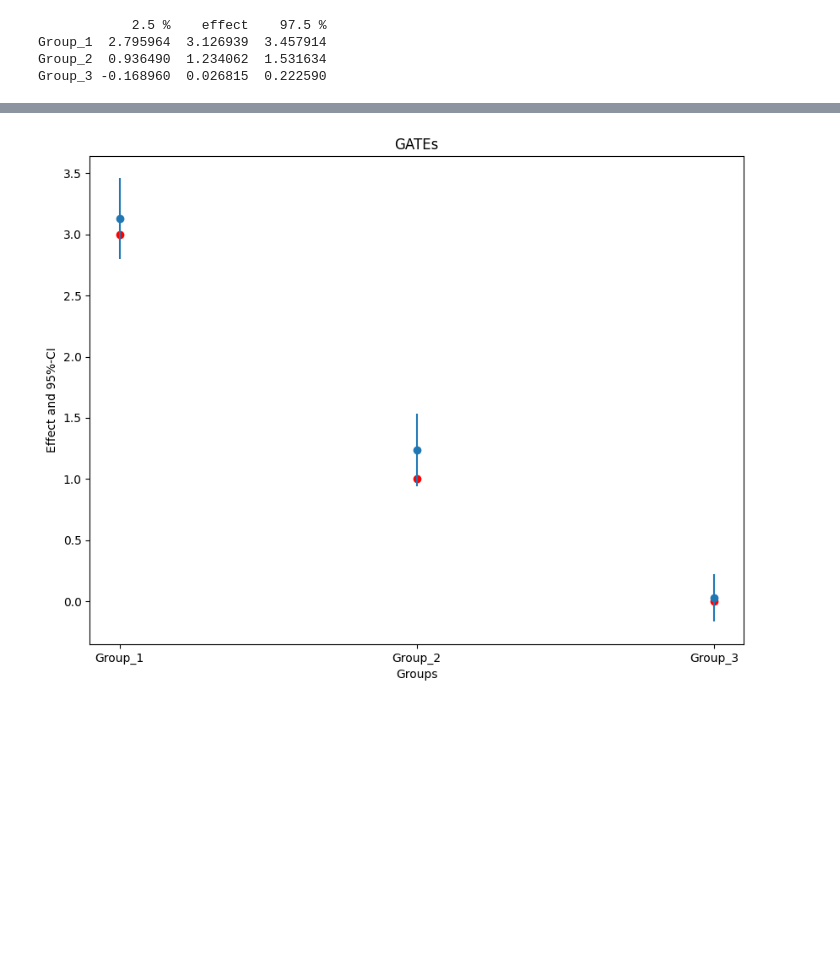
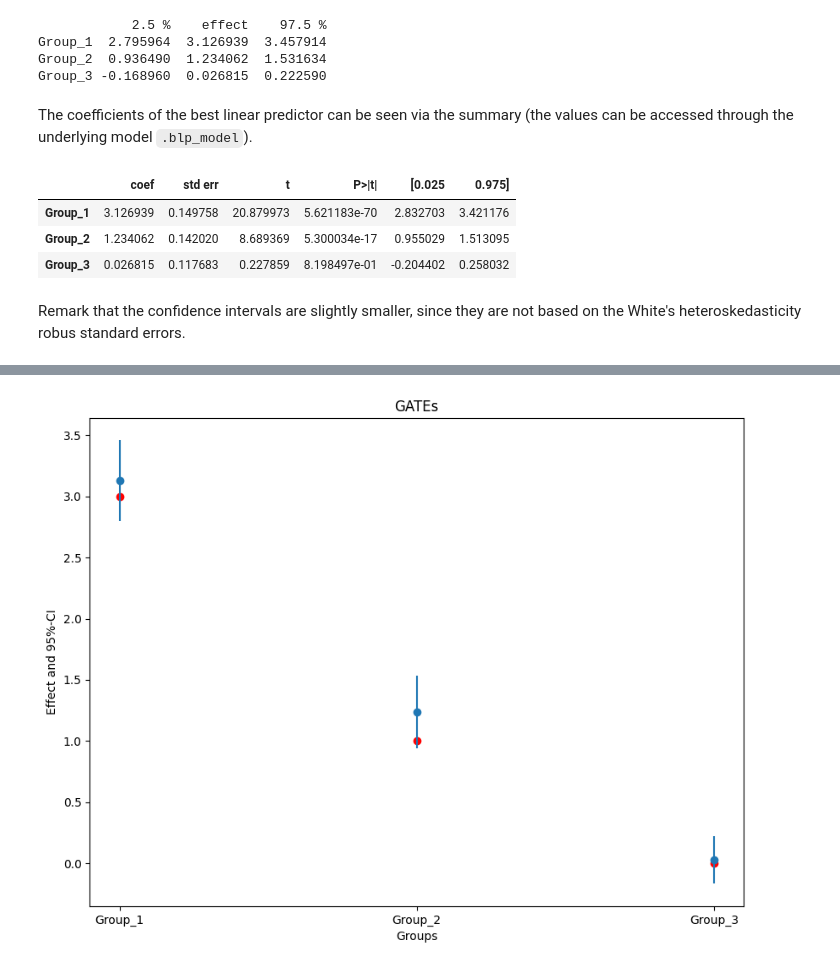
Before and after one commit to DoubleML/doubleml-docs, a Jupyter notebook: doc/examples/py_double_ml_gate.ipynb, the cells around one changed output, grey strips where cells are left out. Saved outputs shown, nothing was run; the diff lists cells and outputs as text; code cells hidden in the pictures; blank space fills up the shorter version.

Commit message:
add summary to GATE and CATE example

```diff
--- a/doc/examples/py_double_ml_gate.ipynb
+++ b/doc/examples/py_double_ml_gate.ipynb
@@ -221,3 +221,14 @@ print(ci)
 Group_1  2.795964  3.126939  3.457914
 Group_2  0.936490  1.234062  1.531634
 Group_3 -0.168960  0.026815  0.222590
+# %% [markdown]
+The coefficients of the best linear predictor can be seen via the summary (the values can be accessed through the underlying model ``.blp_model``).
+# %%
+gate.summary
+# %% [output]
+|  | coef | std err | t | P>|t| | [0.025 | 0.975] |
+| Group_1 | 3.126939 | 0.149758 | 20.879973 | 5.621183e-70 | 2.832703 | 3.421176 |
+| Group_2 | 1.234062 | 0.142020 | 8.689369 | 5.300034e-17 | 0.955029 | 1.513095 |
+| Group_3 | 0.026815 | 0.117683 | 0.227859 | 8.198497e-01 | -0.204402 | 0.258032 |
+# %% [markdown]
+Remark that the confidence intervals are slightly smaller, since they are not based on the White's heteroskedasticity robus standard errors.
```
Also changed, not shown: parts of 1 cell of this notebook, 1 other file.
